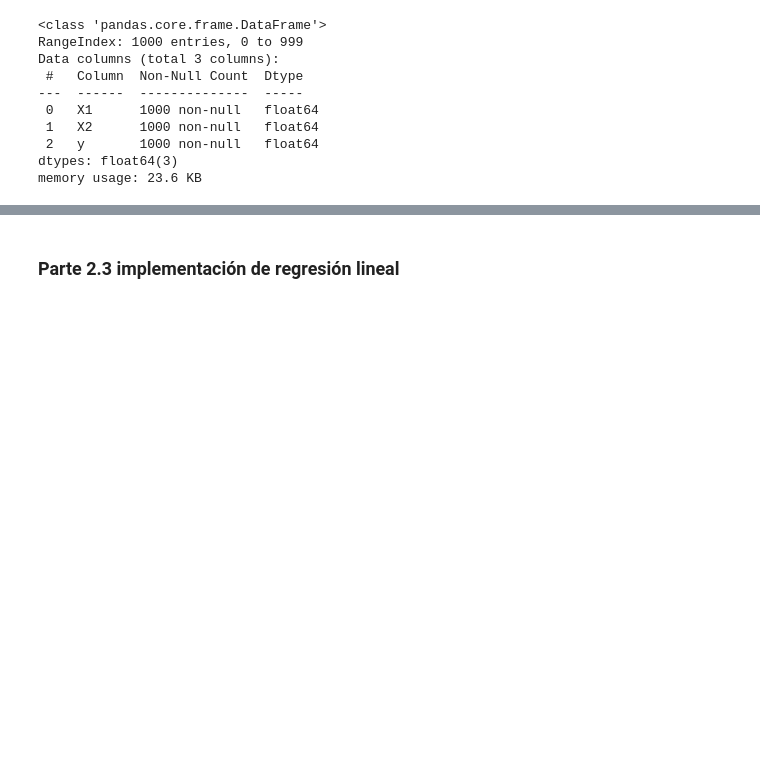
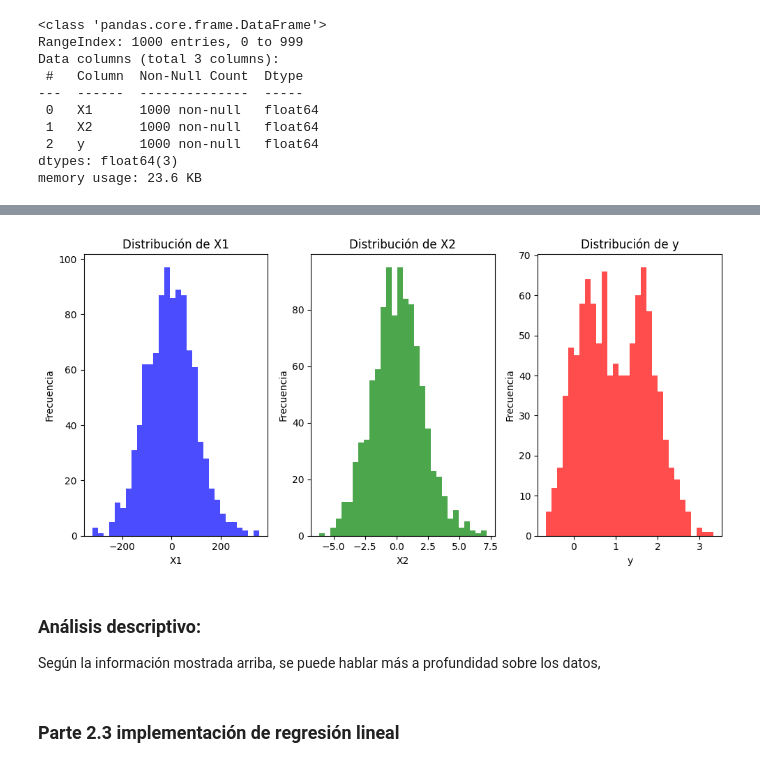
Before and after one commit to jclavijomartinez/IA2430, a Jupyter notebook: Proyecto1/JUAN-CLAVIJO-Proyecto1.ipynb, the cells around one changed output, grey strips where cells are left out. Drawn from its saved outputs; the diff is of its cells as text; code cells hidden in the pictures; blank space fills up the shorter version.

```diff
--- a/Proyecto1/JUAN-CLAVIJO-Proyecto1.ipynb
+++ b/Proyecto1/JUAN-CLAVIJO-Proyecto1.ipynb
@@ -375,3 +388,38 @@ Completar!
+# %%
+# Se graffican las variables en un histograma para visualizar mejor su distribución
+
+# Crear la figura y los subplots, con 1 fila y 3 columnas
+fig, axes = plt.subplots(1, 3, figsize=(10, 5))
+
+# Histograma para X1
+axes[0].hist(df_artif["X1"], bins=30, color="blue", alpha=0.7)
+axes[0].set_title("Distribución de X1")
+axes[0].set_xlabel("X1")
+axes[0].set_ylabel("Frecuencia")
+
+# Histograma para X2
+axes[1].hist(df_artif["X2"], bins=30, color="green", alpha=0.7)
+axes[1].set_title("Distribución de X2")
+axes[1].set_xlabel("X2")
+axes[1].set_ylabel("Frecuencia")
+
+# Histograma para y
+axes[2].hist(df_artif["y"], bins=30, color="red", alpha=0.7)
+axes[2].set_title("Distribución de y")
+axes[2].set_xlabel("y")
+axes[2].set_ylabel("Frecuencia")
+
+# Ajustar el espaciado entre subplots
+plt.tight_layout()
+
+# Mostrar la gráfica
+plt.show()
+# %% [output]
+[figure, added]
+# %% [markdown]
+### Análisis descriptivo:
+
+Según la información mostrada arriba, se puede hablar más a profundidad sobre los datos,
 # %% [markdown]
 ### Parte 2.3 implementación de regresión lineal
 # %%
```
Also changed, not shown: parts of 7 cells of this notebook.
